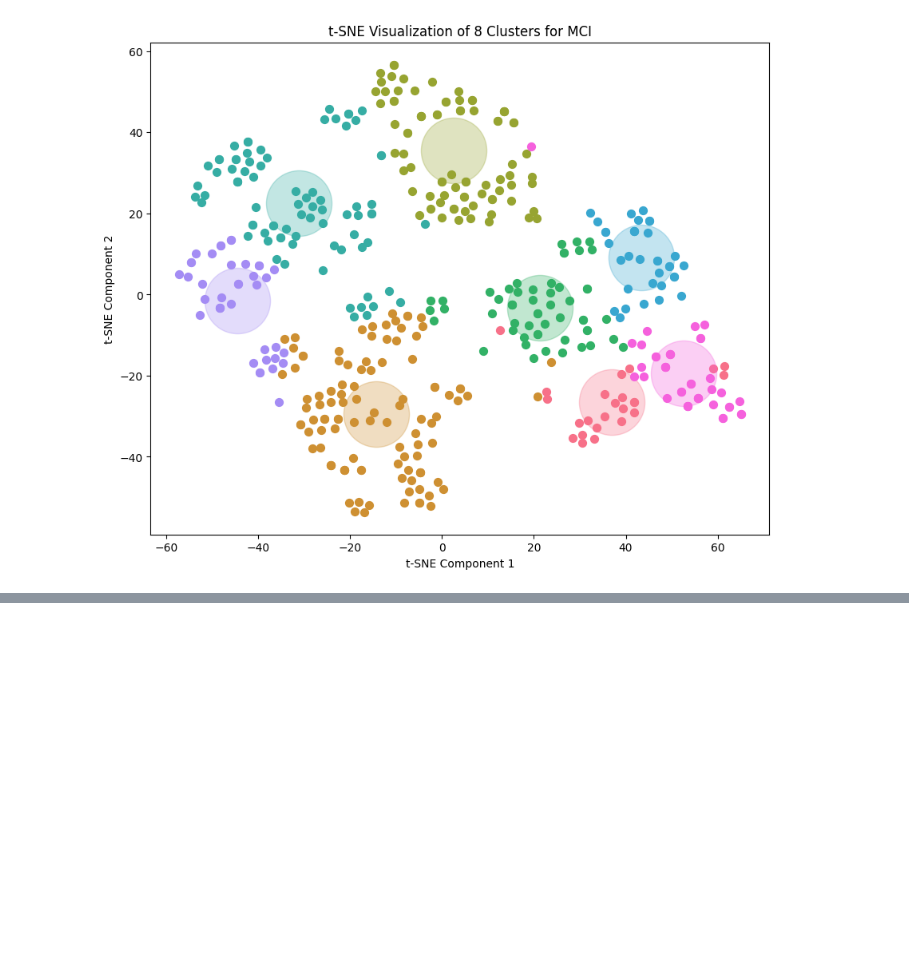
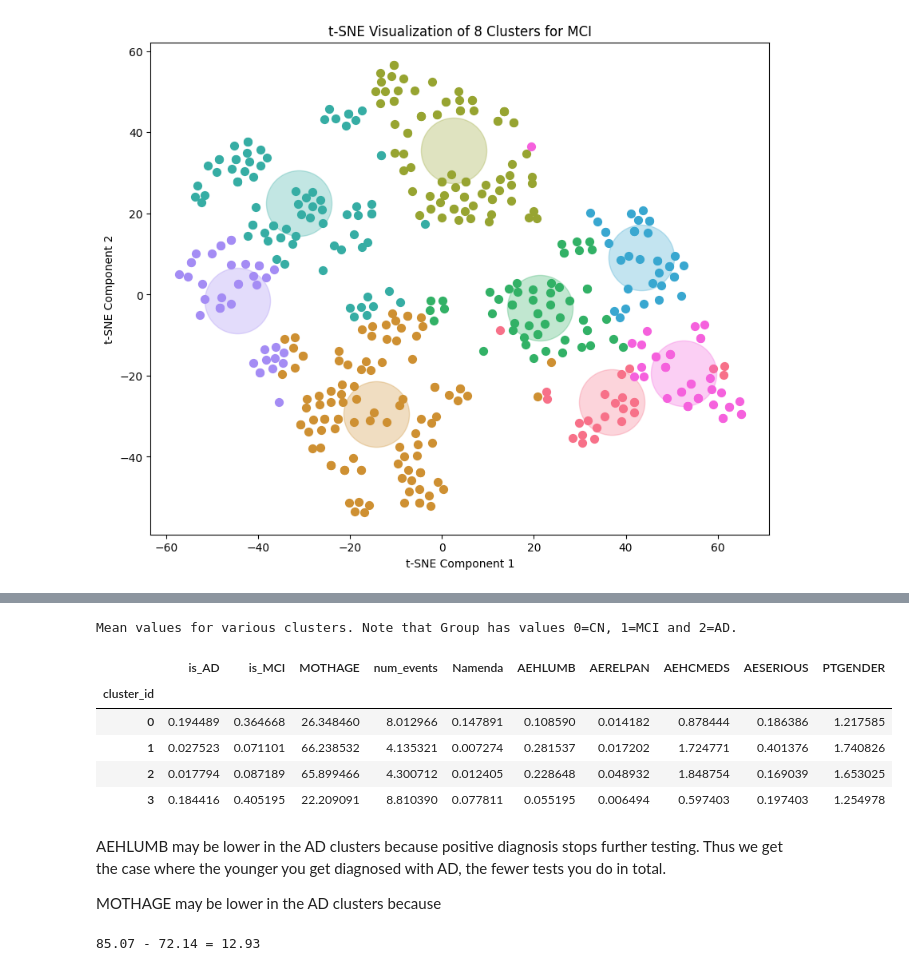
Before and after one commit to Vaakir/unsupervised-deep-learning-bachelor-thesis, a Jupyter notebook: clustering.ipynb, the cells around one changed output, grey strips where cells are left out. Saved outputs shown, nothing was run; the diff lists cells and outputs as text; code cells hidden in the pictures; blank space fills up the shorter version.

```diff
--- a/clustering.ipynb
+++ b/clustering.ipynb
@@ -138,0 +207,21 @@ plot_clusters(latent_scaled, labels_nat, n_clusters=3,title='t-SNE Visualization
+# %%
+print("Mean values for various clusters. Note that Group has values 0=CN, 1=MCI and 2=AD.")
+all_subjects[["is_AD","is_MCI","MOTHAGE","cluster_id","num_events","Namenda","AEHLUMB","AERELPAN","AEHCMEDS","AESERIOUS","PTGENDER"]].groupby(by="cluster_id").mean()
+# %% [output]
+Mean values for various clusters. Note that Group has values 0=CN, 1=MCI and 2=AD.
+|  | is_AD | is_MCI | MOTHAGE | num_events | Namenda | AEHLUMB | AERELPAN | AEHCMEDS | AESERIOUS | PTGENDER |
+| cluster_id |  |  |  |  |  |  |  |  |  |  |
+| 0 | 0.194489 | 0.364668 | 26.348460 | 8.012966 | 0.147891 | 0.108590 | 0.014182 | 0.878444 | 0.186386 | 1.217585 |
+| 1 | 0.027523 | 0.071101 | 66.238532 | 4.135321 | 0.007274 | 0.281537 | 0.017202 | 1.724771 | 0.401376 | 1.740826 |
+| 2 | 0.017794 | 0.087189 | 65.899466 | 4.300712 | 0.012405 | 0.228648 | 0.048932 | 1.848754 | 0.169039 | 1.653025 |
+| 3 | 0.184416 | 0.405195 | 22.209091 | 8.810390 | 0.077811 | 0.055195 | 0.006494 | 0.597403 | 0.197403 | 1.254978 |
+# %% [markdown]
+AEHLUMB may be lower in the AD clusters because positive diagnosis stops further testing. Thus we get the case where the younger you get diagnosed with AD, the fewer tests you do in total.
+
+MOTHAGE may be lower in the AD clusters because
+# %%
+age_AD = 2017 - all_subjects.loc[all_subjects["Group"]==2,"PTDOBYY"].mean()
+age_CN = 2017 - all_subjects.loc[all_subjects["Group"]==0,"PTDOBYY"].mean()
+print(f"{age_AD:.2f} - {age_CN:.2f} = {age_AD - age_CN:.2f}")
+# %% [output]
+85.07 - 72.14 = 12.93
```
Also changed, not shown: parts of 13 cells of this notebook, 2 other files.
